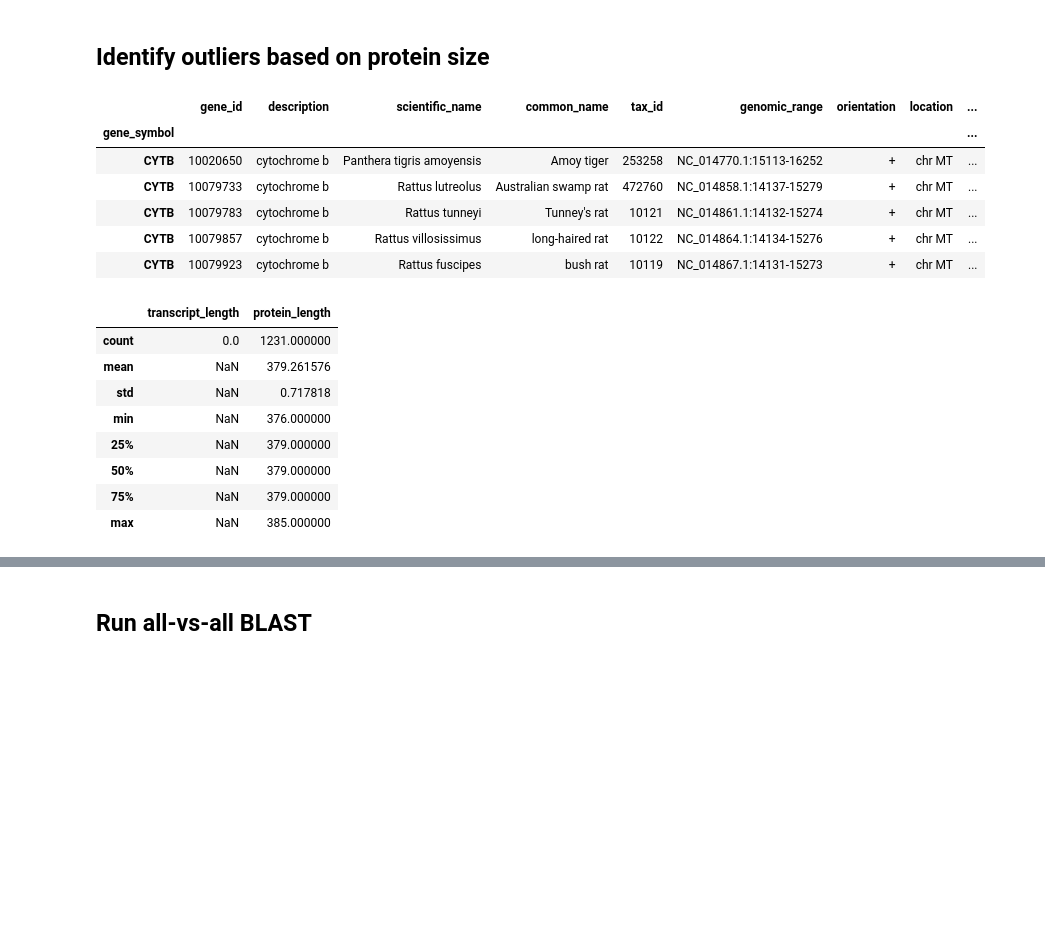
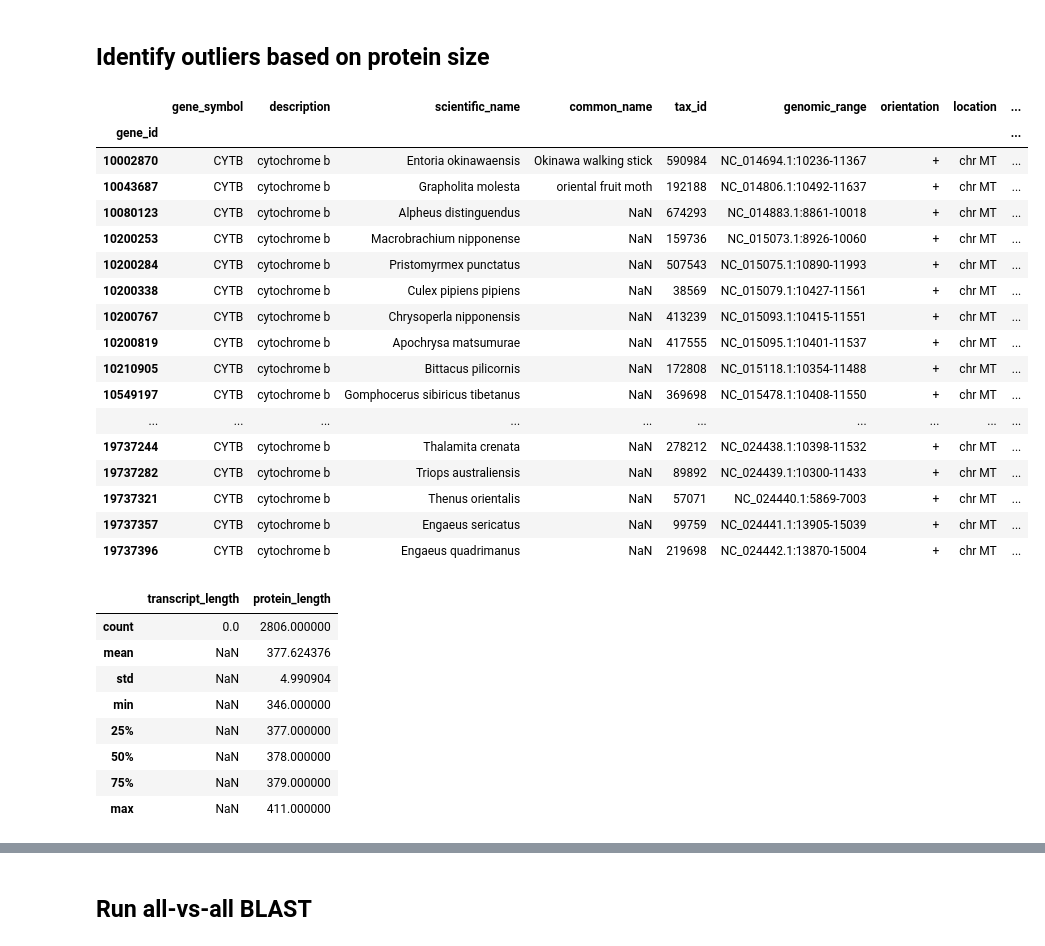
Before and after one commit to NCBI-Codeathons/Marker-Gene-Validator, a Jupyter notebook: marker_gene.ipynb, the cells around one changed output, grey strips where cells are left out. Cells and saved outputs as stored; diff of their text form; code cells hidden in the pictures; blank space fills up the shorter version.

```diff
--- a/marker_gene.ipynb
+++ b/marker_gene.ipynb
@@ -67,25 +69,37 @@ display(df.sort_values(by=['Count'], ascending=False))
 # %% [markdown]
 ## Identify outliers based on protein size
 # %%
+pd.set_option('display.max_rows', 500)
 data_table_df = pd.read_csv(data_table, sep='\t', index_col=1)
-data_table_df.head()
+data_table_df.head(500)
 # %% [output]
-|  | gene_id | description | scientific_name | common_name | tax_id | genomic_range | orientation | location | ... |
-| gene_symbol |  |  |  |  |  |  |  |  | ... |
-| CYTB | 10020650 | cytochrome b | Panthera tigris amoyensis | Amoy tiger | 253258 | NC_014770.1:15113-16252 | + | chr MT | ... |
-| CYTB | 10079733 | cytochrome b | Rattus lutreolus | Australian swamp rat | 472760 | NC_014858.1:14137-15279 | + | chr MT | ... |
-| CYTB | 10079783 | cytochrome b | Rattus tunneyi | Tunney's rat | 10121 | NC_014861.1:14132-15274 | + | chr MT | ... |
-| CYTB | 10079857 | cytochrome b | Rattus villosissimus | long-haired rat | 10122 | NC_014864.1:14134-15276 | + | chr MT | ... |
-| CYTB | 10079923 | cytochrome b | Rattus fuscipes | bush rat | 10119 | NC_014867.1:14131-15273 | + | chr MT | ... |
+|  | gene_symbol | description | scientific_name | common_name | tax_id | genomic_range | orientation | location | ... |
+| gene_id |  |  |  |  |  |  |  |  | ... |
+| 10002870 | CYTB | cytochrome b | Entoria okinawaensis | Okinawa walking stick | 590984 | NC_014694.1:10236-11367 | + | chr MT | ... |
+| 10043687 | CYTB | cytochrome b | Grapholita molesta | oriental fruit moth | 192188 | NC_014806.1:10492-11637 | + | chr MT | ... |
+| 10080123 | CYTB | cytochrome b | Alpheus distinguendus | NaN | 674293 | NC_014883.1:8861-10018 | + | chr MT | ... |
+| 10200253 | CYTB | cytochrome b | Macrobrachium nipponense | NaN | 159736 | NC_015073.1:8926-10060 | + | chr MT | ... |
+| 10200284 | CYTB | cytochrome b | Pristomyrmex punctatus | NaN | 507543 | NC_015075.1:10890-11993 | + | chr MT | ... |
+| 10200338 | CYTB | cytochrome b | Culex pipiens pipiens | NaN | 38569 | NC_015079.1:10427-11561 | + | chr MT | ... |
+| 10200767 | CYTB | cytochrome b | Chrysoperla nipponensis | NaN | 413239 | NC_015093.1:10415-11551 | + | chr MT | ... |
+| 10200819 | CYTB | cytochrome b | Apochrysa matsumurae | NaN | 417555 | NC_015095.1:10401-11537 | + | chr MT | ... |
+| 10210905 | CYTB | cytochrome b | Bittacus pilicornis | NaN | 172808 | NC_015118.1:10354-11488 | + | chr MT | ... |
+| 10549197 | CYTB | cytochrome b | Gomphocerus sibiricus tibetanus | NaN | 369698 | NC_015478.1:10408-11550 | + | chr MT | ... |
+| ... | ... | ... | ... | ... | ... | ... | ... | ... | ... |
+| 19737244 | CYTB | cytochrome b | Thalamita crenata | NaN | 278212 | NC_024438.1:10398-11532 | + | chr MT | ... |
+| 19737282 | CYTB | cytochrome b | Triops australiensis | NaN | 89892 | NC_024439.1:10300-11433 | + | chr MT | ... |
+| 19737321 | CYTB | cytochrome b | Thenus orientalis | NaN | 57071 | NC_024440.1:5869-7003 | + | chr MT | ... |
+| 19737357 | CYTB | cytochrome b | Engaeus sericatus | NaN | 99759 | NC_024441.1:13905-15039 | + | chr MT | ... |
+| 19737396 | CYTB | cytochrome b | Engaeus quadrimanus | NaN | 219698 | NC_024442.1:13870-15004 | + | chr MT | ... |
 # %%
 data_table_df[['transcript_length', 'protein_length']].describe()
 # %% [output]
 |  | transcript_length | protein_length |
-| count | 0.0 | 1231.000000 |
-| mean | NaN | 379.261576 |
-| std | NaN | 0.717818 |
-| min | NaN | 376.000000 |
-| 25% | NaN | 379.000000 |
-| 50% | NaN | 379.000000 |
+| count | 0.0 | 2806.000000 |
+| mean | NaN | 377.624376 |
+| std | NaN | 4.990904 |
+| min | NaN | 346.000000 |
+| 25% | NaN | 377.000000 |
+| 50% | NaN | 378.000000 |
 | 75% | NaN | 379.000000 |
-| max | NaN | 385.000000 |
+| max | NaN | 411.000000 |
```
Also changed, not shown: parts of 28 cells of this notebook.
